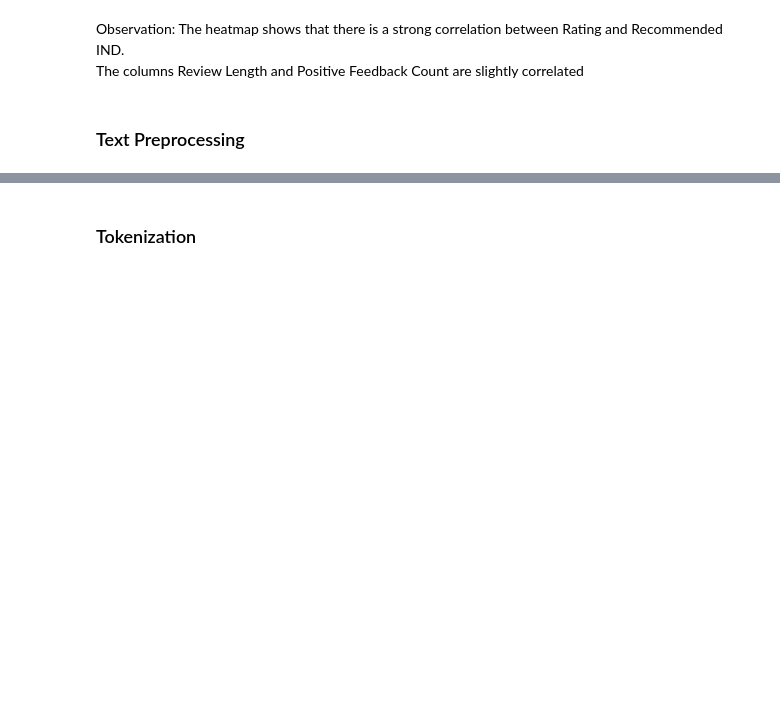
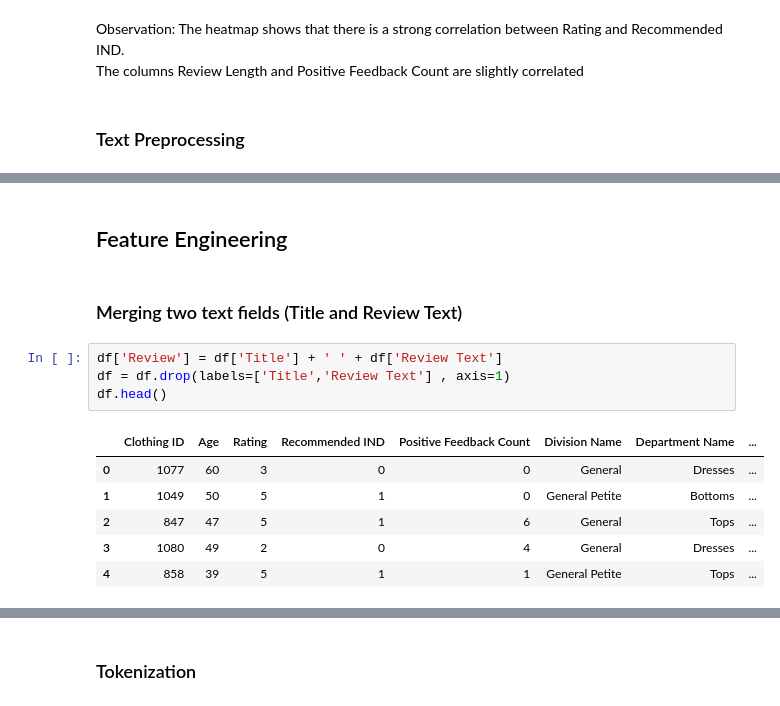
Before and after one commit to ArsalRahimMLE/Women-s-E-Commerce-Clothing-Reviews, a Jupyter notebook: Sentiment Analysis.ipynb, the cells around one changed output, grey strips where cells are left out. Saved outputs shown, nothing was run; the diff lists cells and outputs as text; blank space fills up the shorter version.

```diff
--- a/Sentiment Analysis.ipynb
+++ b/Sentiment Analysis.ipynb
@@ -953,3 +957,18 @@ See the caveats in the documentation: https://pandas.pydata.org/pandas-docs/stab
 | 2 | 847 | 47 | Flattering shirt | This shirt is very flattering to ... | 5 | 1 | 6 | ... |
 | 3 | 1080 | 49 | Not for the very petite | I love tracy reese dresses, but t... | 2 | 0 | 4 | ... |
 | 4 | 858 | 39 | Cagrcoal shimmer fun | I aded this in my basket at hte l... | 5 | 1 | 1 | ... |
+# %% [markdown]
+## Feature Engineering
+# %% [markdown]
+### Merging two text fields (Title and Review Text)
+# %%
+df['Review'] = df['Title'] + ' ' + df['Review Text']
+df = df.drop(labels=['Title','Review Text'] , axis=1)
+df.head()
+# %% [output]
+|  | Clothing ID | Age | Rating | Recommended IND | Positive Feedback Count | Division Name | Department Name | ... |
+| 0 | 1077 | 60 | 3 | 0 | 0 | General | Dresses | ... |
+| 1 | 1049 | 50 | 5 | 1 | 0 | General Petite | Bottoms | ... |
+| 2 | 847 | 47 | 5 | 1 | 6 | General | Tops | ... |
+| 3 | 1080 | 49 | 2 | 0 | 4 | General | Dresses | ... |
+| 4 | 858 | 39 | 5 | 1 | 1 | General Petite | Tops | ... |
```
Also changed, not shown: parts of 50 cells of this notebook.
